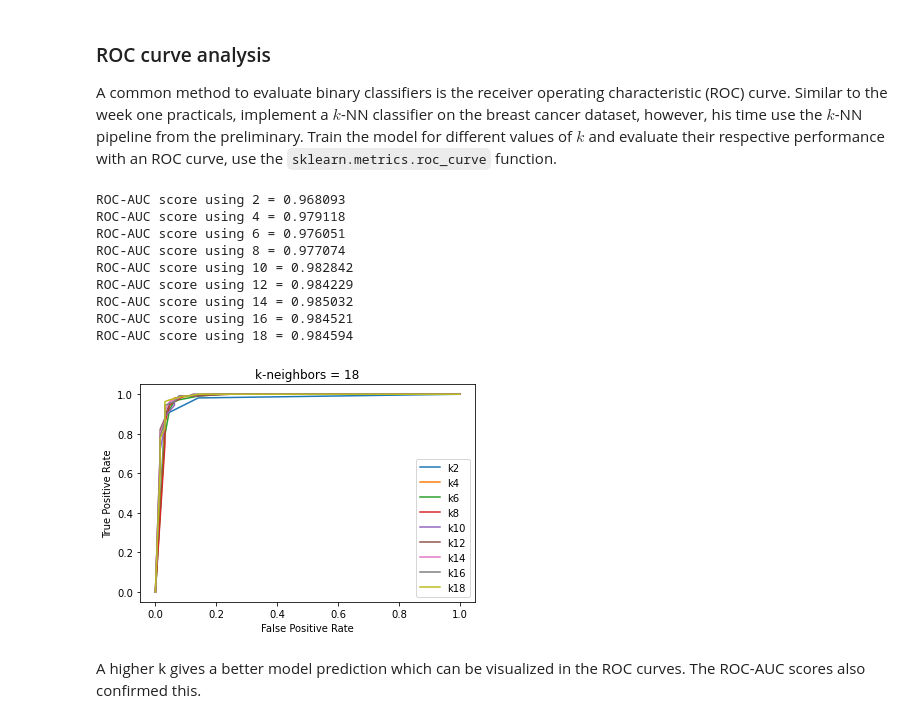
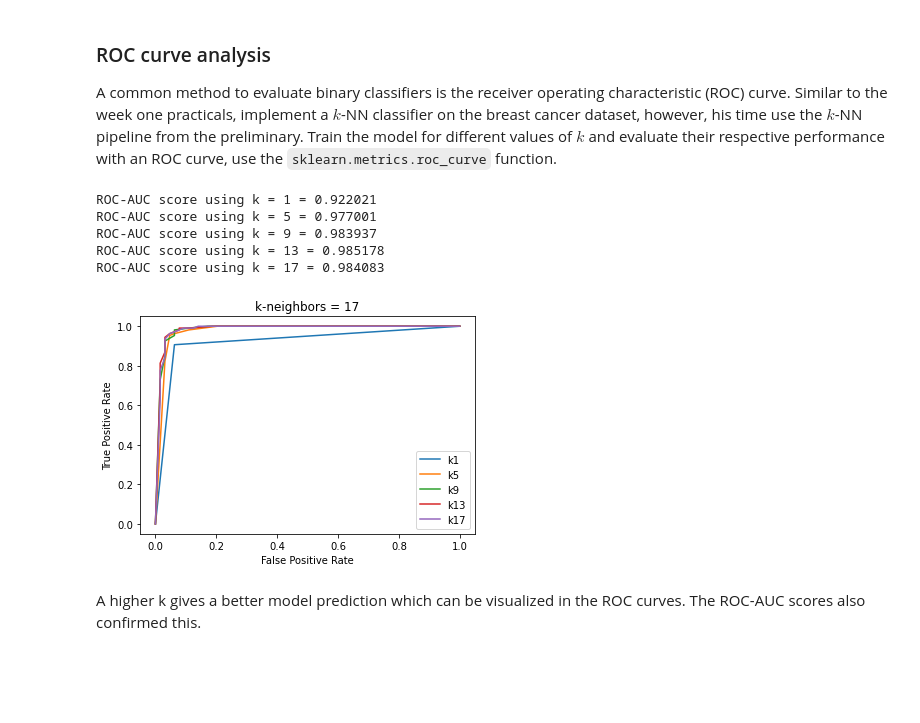
Before and after one commit to max-de-rooij/8dm50-machine-learning, a Jupyter notebook: practicals/week_2.ipynb, the cells around one changed output. Cells and saved outputs as stored; diff of their text form; code cells hidden in the pictures; blank space fills up the shorter version.

```diff
--- a/practicals/week_2.ipynb
+++ b/practicals/week_2.ipynb
@@ -325,47 +323,43 @@ y = breast_cancer.target
 # split dataset
 X_train, X_test, y_train, y_test = train_test_split(X, y, stratify=y, test_size=0.3,random_state=20)
 
-for k in range(2,20,2):
+for k in range(1,20,4):
     # fit model
     knn = KNeighborsClassifier(n_neighbors=k)
     knn_model = Pipeline([
                         ("scaler", scaler),
                         ("knn", knn)
                         ])
     knn_model.fit(X_train, y_train)
 
     # predict probabilities
     y_pred = knn_model.predict_proba(X_test)
 
     # keep probabilities for the positive outcome only
     y_pred = y_pred[:, 1]
 
     # calculate scores
     auc = print('ROC-AUC score using k = %i = %f'%(k, roc_auc_score(y_test, y_pred)))
 
     # calculate ROC curve (false positive rate, true positive rate)
     fpr, tpr, thresholds = roc_curve(y_test, y_pred)
     plt.plot(fpr,tpr,label='k%i'%k)
 
 # axis labels
 plt.xlabel('False Positive Rate')
 plt.ylabel('True Positive Rate')
 # show the title
 plt.title('k-neighbors = %d'%(k))
 # show the plot
 plt.legend()
 plt.show()
 # %% [output]
-ROC-AUC score using 2 = 0.968093
-ROC-AUC score using 4 = 0.979118
-ROC-AUC score using 6 = 0.976051
-ROC-AUC score using 8 = 0.977074
-ROC-AUC score using 10 = 0.982842
-ROC-AUC score using 12 = 0.984229
-ROC-AUC score using 14 = 0.985032
-ROC-AUC score using 16 = 0.984521
-ROC-AUC score using 18 = 0.984594
+ROC-AUC score using k = 1 = 0.922021
+ROC-AUC score using k = 5 = 0.977001
+ROC-AUC score using k = 9 = 0.983937
+ROC-AUC score using k = 13 = 0.985178
+ROC-AUC score using k = 17 = 0.984083
-[figure, old version]
+[figure, new version]
 # %% [markdown]
 A higher k gives a better model prediction which can be visualized in the ROC curves. The ROC-AUC scores also confirmed this.
 # %% [markdown]
```
Also changed, not shown: parts of 4 cells of this notebook, 1 other file.
